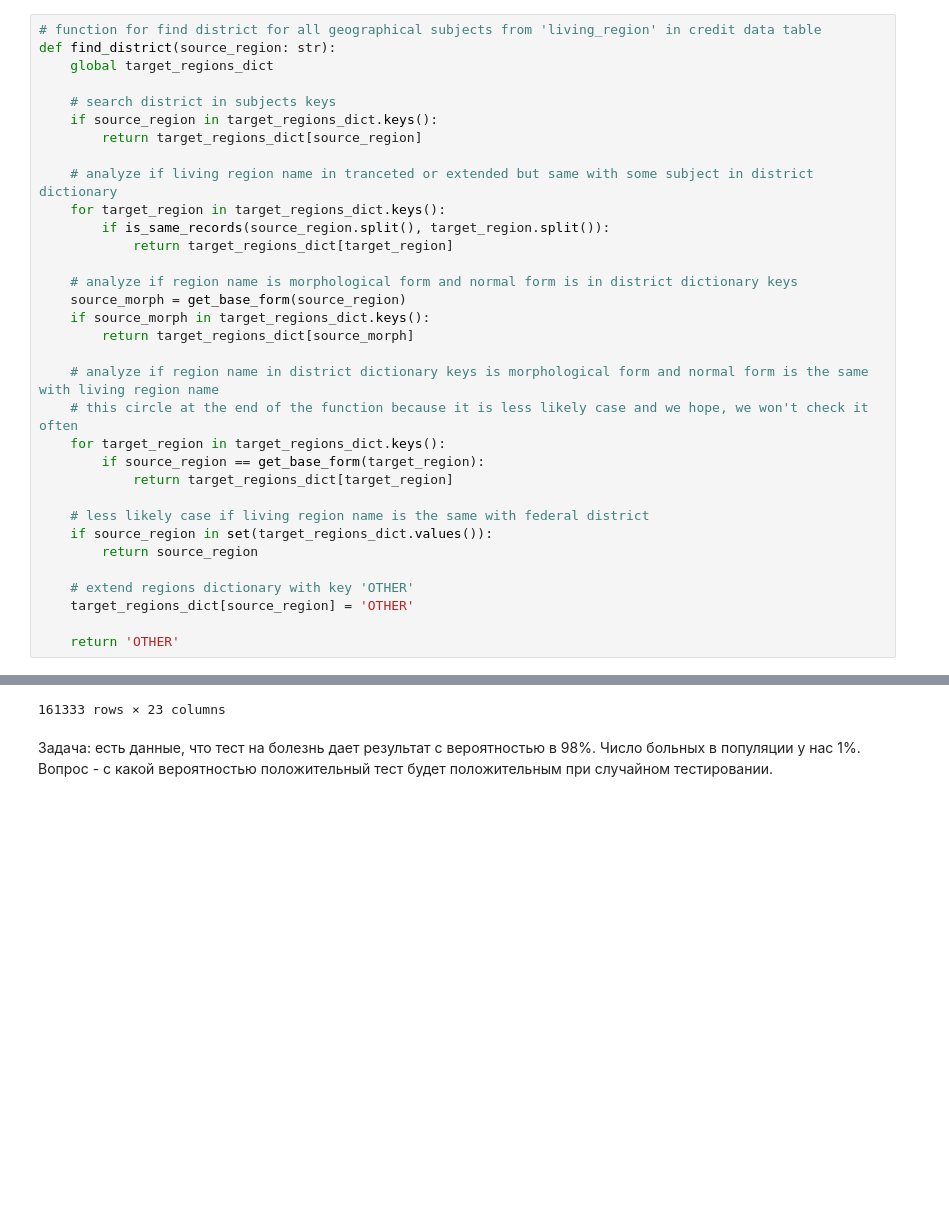
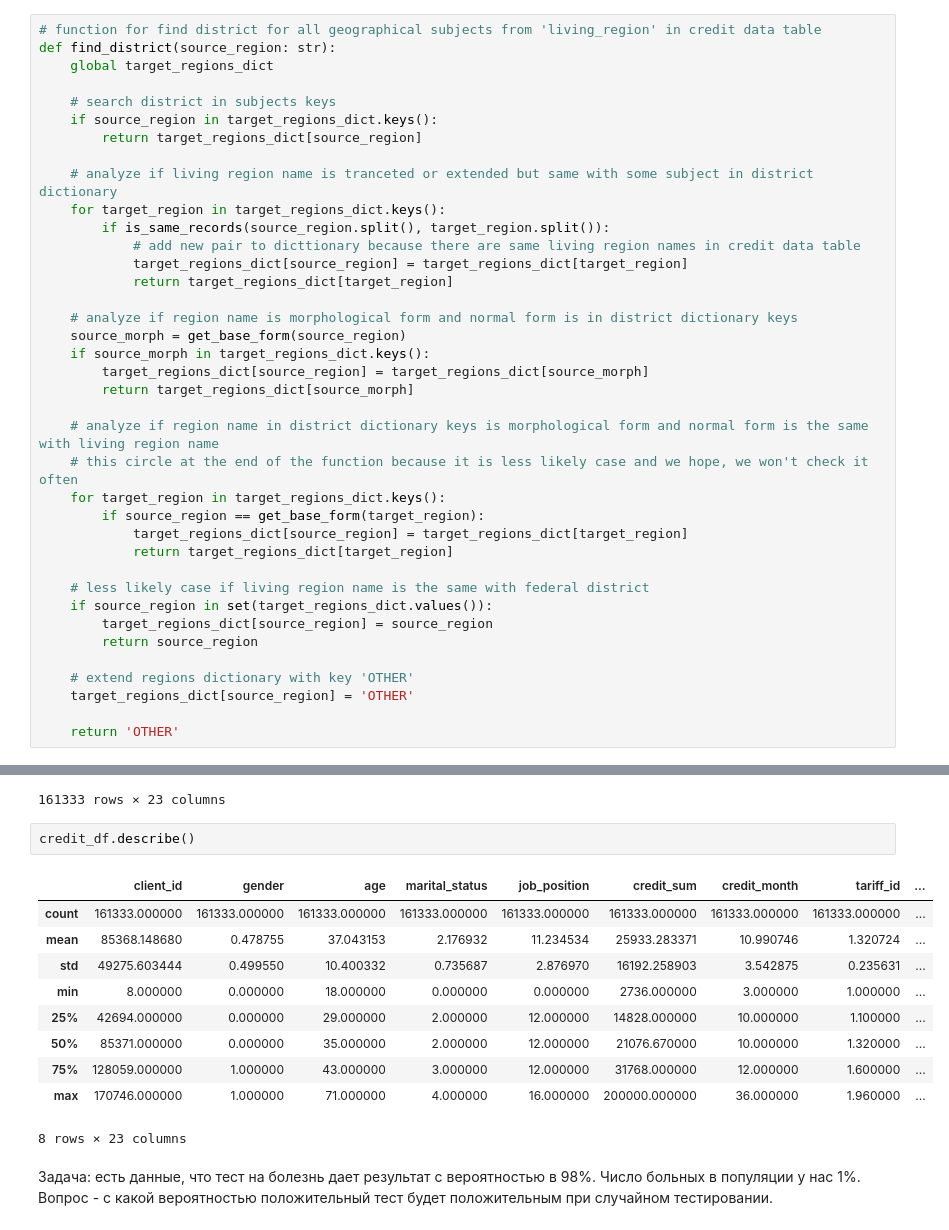
Before and after one commit to matfiz17181920/ML01_P_Online, a Jupyter notebook: Viktoria_Olegovna/HW_7/homework_2024-11-21.ipynb, the cells around one changed output, grey strips where cells are left out. Saved outputs shown, nothing was run; the diff lists cells and outputs as text; blank space fills up the shorter version.

```diff
--- a/Viktoria_Olegovna/HW_7/homework_2024-11-21.ipynb
+++ b/Viktoria_Olegovna/HW_7/homework_2024-11-21.ipynb
@@ -313,24 +313,29 @@ def find_district(source_region: str):
     if source_region in target_regions_dict.keys():
         return target_regions_dict[source_region]
 
-    # analyze if living region name in tranceted or extended but same with some subject in district dictionary
+    # analyze if living region name is tranceted or extended but same with some subject in district dictionary
     for target_region in target_regions_dict.keys():
         if is_same_records(source_region.split(), target_region.split()):
+            # add new pair to dicttionary because there are same living region names in credit data table
+            target_regions_dict[source_region] = target_regions_dict[target_region]
             return target_regions_dict[target_region]
 
     # analyze if region name is morphological form and normal form is in district dictionary keys
     source_morph = get_base_form(source_region)
     if source_morph in target_regions_dict.keys():
+        target_regions_dict[source_region] = target_regions_dict[source_morph]
         return target_regions_dict[source_morph]
 
     # analyze if region name in district dictionary keys is morphological form and normal form is the same with living region name
     # this circle at the end of the function because it is less likely case and we hope, we won't check it often
     for target_region in target_regions_dict.keys():
         if source_region == get_base_form(target_region):
+            target_regions_dict[source_region] = target_regions_dict[target_region]
             return target_regions_dict[target_region]
 
     # less likely case if living region name is the same with federal district
     if source_region in set(target_regions_dict.values()):
+        target_regions_dict[source_region] = source_region
         return source_region
 
     # extend regions dictionary with key 'OTHER'
@@ -479,6 +476,19 @@ scaled_df
 | 170744 | 0.999988 | -1.0 | 0.320755 | -0.5 | 0.0 | -0.964991 | -0.454545 | -0.791667 | ... |
 | 170745 | 1.000000 | 1.0 | 0.169811 | 0.0 | 0.5 | -0.898096 | -0.575758 | -0.791667 | ... |
 161333 rows × 23 columns
+# %%
+credit_df.describe()
+# %% [output]
+|  | client_id | gender | age | marital_status | job_position | credit_sum | credit_month | tariff_id | ... |
+| count | 161333.000000 | 161333.000000 | 161333.000000 | 161333.000000 | 161333.000000 | 161333.000000 | 161333.000000 | 161333.000000 | ... |
+| mean | 85368.148680 | 0.478755 | 37.043153 | 2.176932 | 11.234534 | 25933.283371 | 10.990746 | 1.320724 | ... |
+| std | 49275.603444 | 0.499550 | 10.400332 | 0.735687 | 2.876970 | 16192.258903 | 3.542875 | 0.235631 | ... |
+| min | 8.000000 | 0.000000 | 18.000000 | 0.000000 | 0.000000 | 2736.000000 | 3.000000 | 1.000000 | ... |
+| 25% | 42694.000000 | 0.000000 | 29.000000 | 2.000000 | 12.000000 | 14828.000000 | 10.000000 | 1.100000 | ... |
+| 50% | 85371.000000 | 0.000000 | 35.000000 | 2.000000 | 12.000000 | 21076.670000 | 10.000000 | 1.320000 | ... |
+| 75% | 128059.000000 | 1.000000 | 43.000000 | 3.000000 | 12.000000 | 31768.000000 | 12.000000 | 1.600000 | ... |
+| max | 170746.000000 | 1.000000 | 71.000000 | 4.000000 | 16.000000 | 200000.000000 | 36.000000 | 1.960000 | ... |
+8 rows × 23 columns
 # %% [markdown]
 Задача: есть данные, что тест на болезнь дает результат с вероятностью в 98%. Число больных в популяции у нас 1%.
 Вопрос - с какой вероятностью положительный тест будет положительным при случайном тестировании.
```
Also changed, not shown: parts of 1 cell of this notebook.
